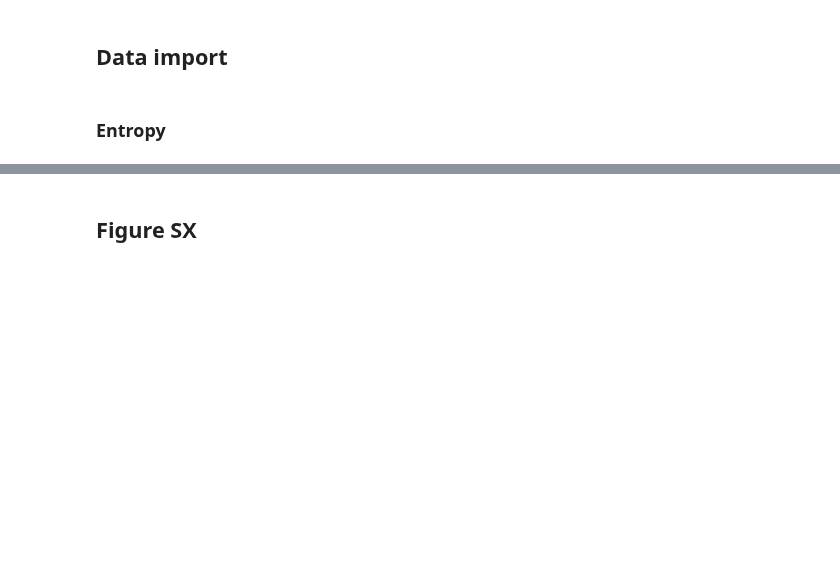
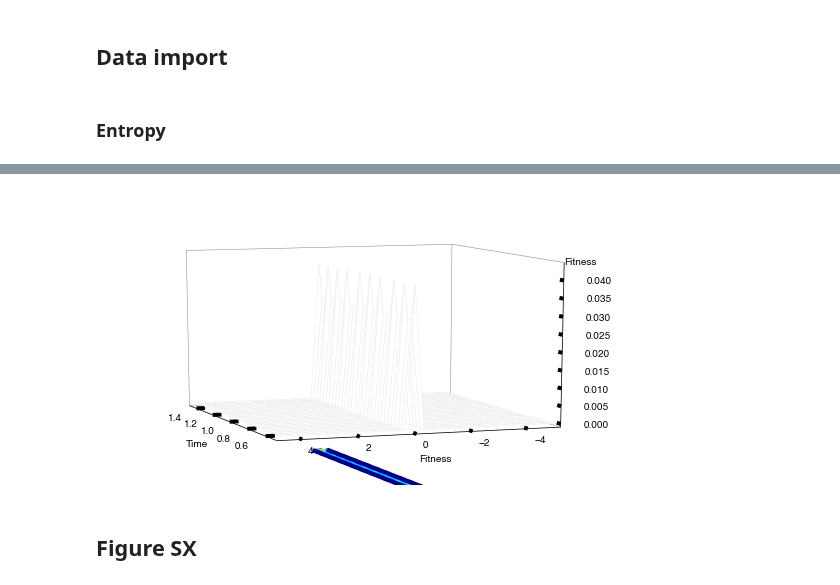
Before and after one commit to ivazquez/clonal-heterogeneity, a Jupyter notebook: src/figure1.ipynb, the cells around one changed output, grey strips where cells are left out. Saved outputs shown, nothing was run; the diff lists cells and outputs as text; code cells hidden in the pictures; blank space fills up the shorter version.

```diff
--- a/src/figure1.ipynb
+++ b/src/figure1.ipynb
@@ -116 +504,88 @@ freq_df.head()
+# %%
+from mpl_toolkits.mplot3d import Axes3D
+import matplotlib.pyplot as plt
+from matplotlib.mlab import griddata
+from matplotlib.ticker import MultipleLocator
+import numpy as np
+from scipy.stats import gaussian_kde
+from matplotlib import rc
+import numpy as np
+import sys
+
+# rc('font',size=28)
+# rc('font',family='serif')
+# rc('axes',labelsize=32)
+
+# filename = sys.argv[1]
+# data = np.load(filename)
+# output = data[171,:,:].flatten()*np.sqrt(2.0)/13074
+# x = np.real(output)
+# y = np.imag(output)
+
+y   = np.linspace(-5,5,100)
+x  = np.ones(y.size)
+# y3  = np.ones(x.size)*3
+mean = 0
+variance = 1
+sigma = math.sqrt(variance)
+z  = mlab.normpdf(y,0,1)
+
+bins=30
+fig = plt.figure(figsize=(8,4))
+
+ax1 = fig.add_subplot(111, projection='3d')
+plt.subplots_adjust(left=0, right=0.90, top=1, bottom=0, wspace=0.22)
+
+hist, xedges, yedges = np.histogram2d(x, y, bins)
+X, Y = np.meshgrid(xedges[:-1], yedges[:-1])
+Z = hist
+Z = Z/Z.sum() # normalize Z
+surf = ax1.plot_surface(X,Y,Z,cstride=1,rstride=1,color="white",shade=False)
+# ax1.plot_wireframe(X, Y, Z)
+contourz = (Z.min()-Z.max())*0.4  # where to put the contours
+cset = ax1.contour(X,Y,Z.reshape(X.shape),zdir='z',offset=contourz)
+
+ax1.set_xlabel(r'Time')
+ax1.set_ylabel(r'Fitness')
+#ax1.set_zlabel(r'$Q(x_p,y_p)$')
+ax1.text(X.min()*1.1, Y.min()*1.1, Z.max()*1.1, r'Fitness')
+ax1.xaxis.set_rotate_label(False)
+ax1.yaxis.set_rotate_label(False)
+ax1.zaxis.set_rotate_label(False)
+ax1.set_zlim(0,Z.max()*1.1)
+ax1.view_init(elev=10, azim=160)
+ax1.grid(False)
+ax1.xaxis.pane.set_edgecolor('black')
+ax1.yaxis.pane.set_edgecolor('black')
+ax1.xaxis.pane.fill = False
+ax1.yaxis.pane.fill = False
+ax1.zaxis.pane.fill = False
+# ax1.xaxis.set_major_locator(MultipleLocator(5))
+# ax1.yaxis.set_major_locator(MultipleLocator(5))
+# ax1.zaxis.set_major_locator(MultipleLocator(0.01))
+[t.set_va('center') for t in ax1.get_yticklabels()]
+[t.set_ha('left') for t in ax1.get_yticklabels()]
+[t.set_va('center') for t in ax1.get_xticklabels()]
+[t.set_ha('right') for t in ax1.get_xticklabels()]
+[t.set_va('center') for t in ax1.get_zticklabels()]
+[t.set_ha('left') for t in ax1.get_zticklabels()]
+ax1.xaxis._axinfo['tick']['inward_factor'] = 0
+ax1.xaxis._axinfo['tick']['outward_factor'] = 0.4
+ax1.yaxis._axinfo['tick']['inward_factor'] = 0
+ax1.yaxis._axinfo['tick']['outward_factor'] = 0.4
+ax1.zaxis._axinfo['tick']['inward_factor'] = 0
+ax1.zaxis._axinfo['tick']['outward_factor'] = 0.4
+ax1.zaxis._axinfo['tick']['outward_factor'] = 0.4
+
+# ax.set_xlim(-40, 40)
+# ax.set_ylim(-40, 40)
+# ax1.zaxis.set_major_locator(LinearLocator(3))
+# ax1.zaxis.set_major_formatter(FormatStrFormatter("%.02f"))
+ax1.locator_params(tight=True)
+# ax1.tick_params(labelsize=30)
+# ax1.set_xticks([min(X), max(X), 0.0])
+# ax1.set_yticks([min(Y), max(Y), 0.0])
+# ax1.set_zticks([min(Z), max(Z), 0.0])
+# %% [output]
+[figure, added]
 # %%
```
Also changed, not shown: parts of 13 cells of this notebook, 5 other files.
